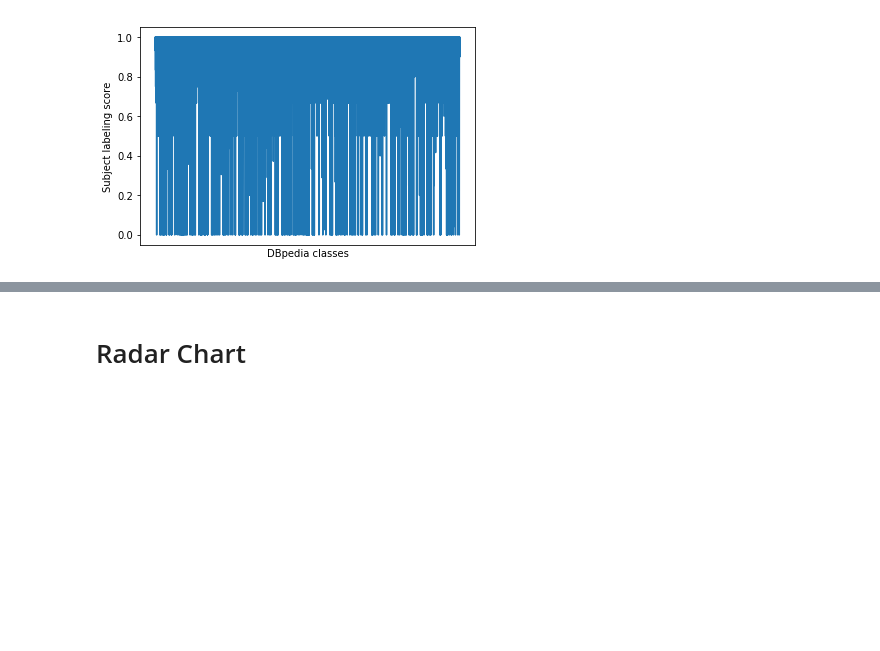
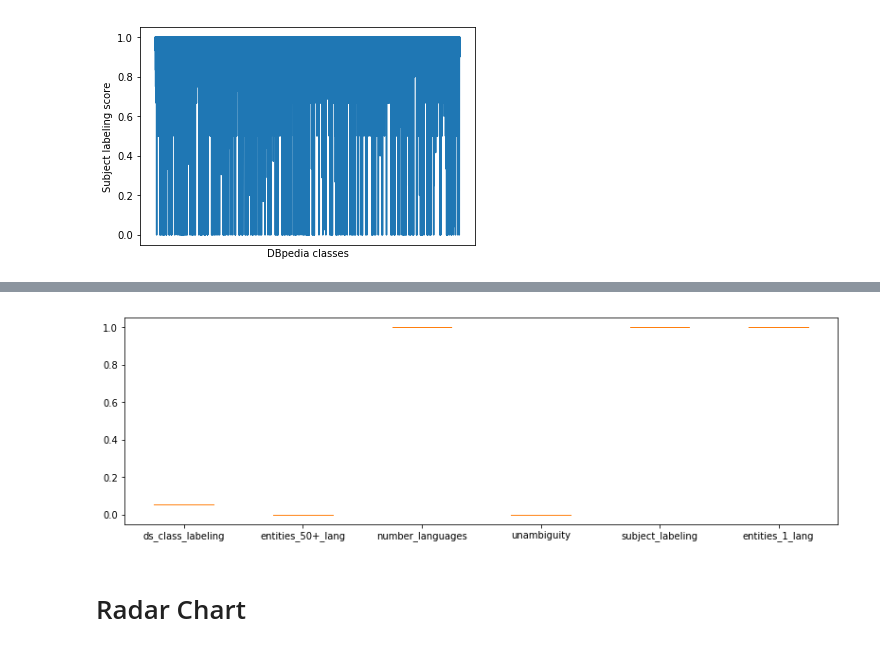
Before and after one commit to luciekaffee/metrics-label, a Jupyter notebook: graphs/Graphs.ipynb, the cells around one changed output, grey strips where cells are left out. Saved outputs shown, nothing was run; the diff lists cells and outputs as text; code cells hidden in the pictures; blank space fills up the shorter version.

```diff
--- a/graphs/Graphs.ipynb
+++ b/graphs/Graphs.ipynb
@@ -158,3 +191,24 @@ entities_6_10_lang
+# %%
+data_linked = {}
+for x in linkedmdb_rdfmt.values():
+    for metric, data in x.iteritems():
+        if not isinstance(data, numbers.Number) or not data <= 1:
+            continue
+        if metric == 'entities_2_5_lang' or metric == 'entities_11_50_lang' or metric == 'entities_6_10_lang':
+            continue
+        if metric in data_linked:
+            data_linked[metric].append(data)
+        else:
+            data_linked[metric] = [data]
+# %%
+fig = plt.gcf()
+fig.set_size_inches(13.5, 4)
+labels, data = data_linked.keys(), data_linked.values()
+plt.boxplot(data)
+plt.xticks(range(1, len(labels) + 1), labels)
+plt.savefig('boxplot-linkedmdb.pdf')
+# %% [output]
+[figure, added]
 # %% [markdown]
 # Radar Chart
 # %%
```
Also changed, not shown: parts of 13 cells of this notebook, 6 other files.
